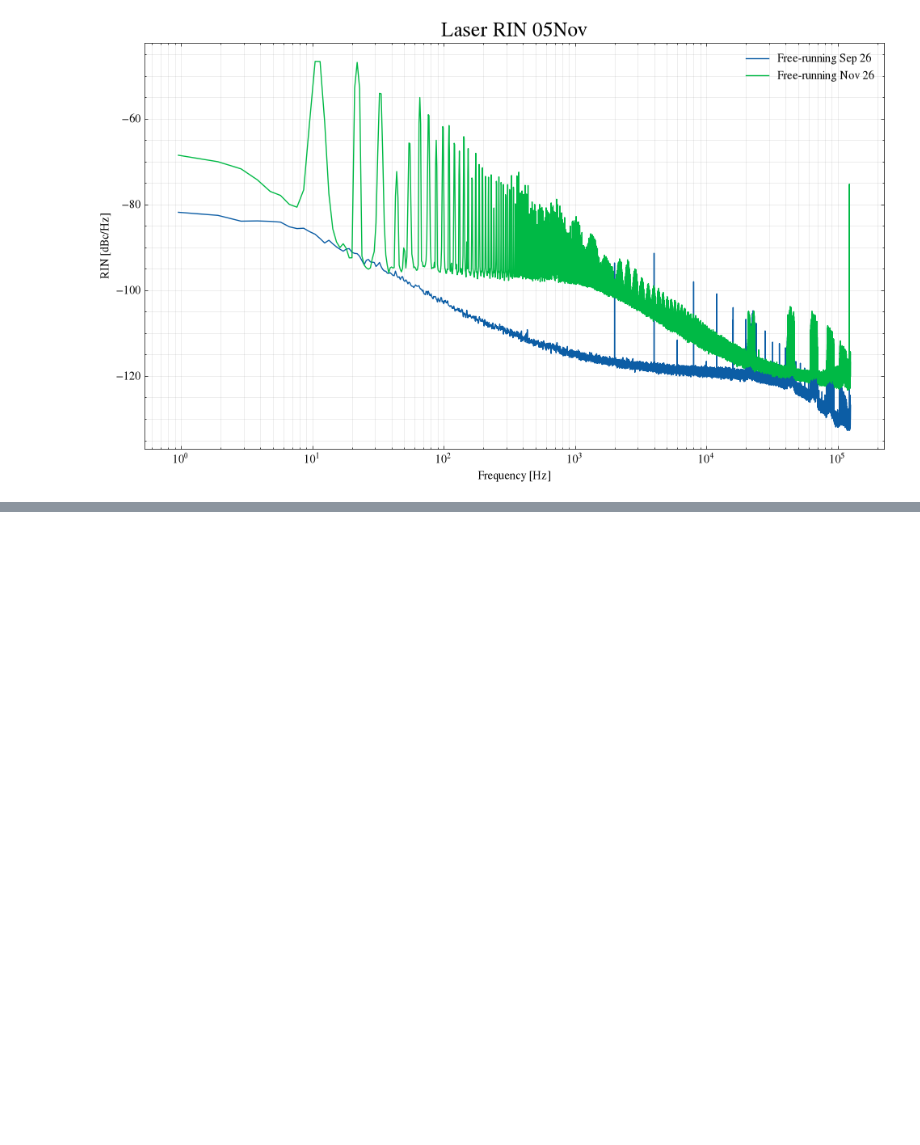
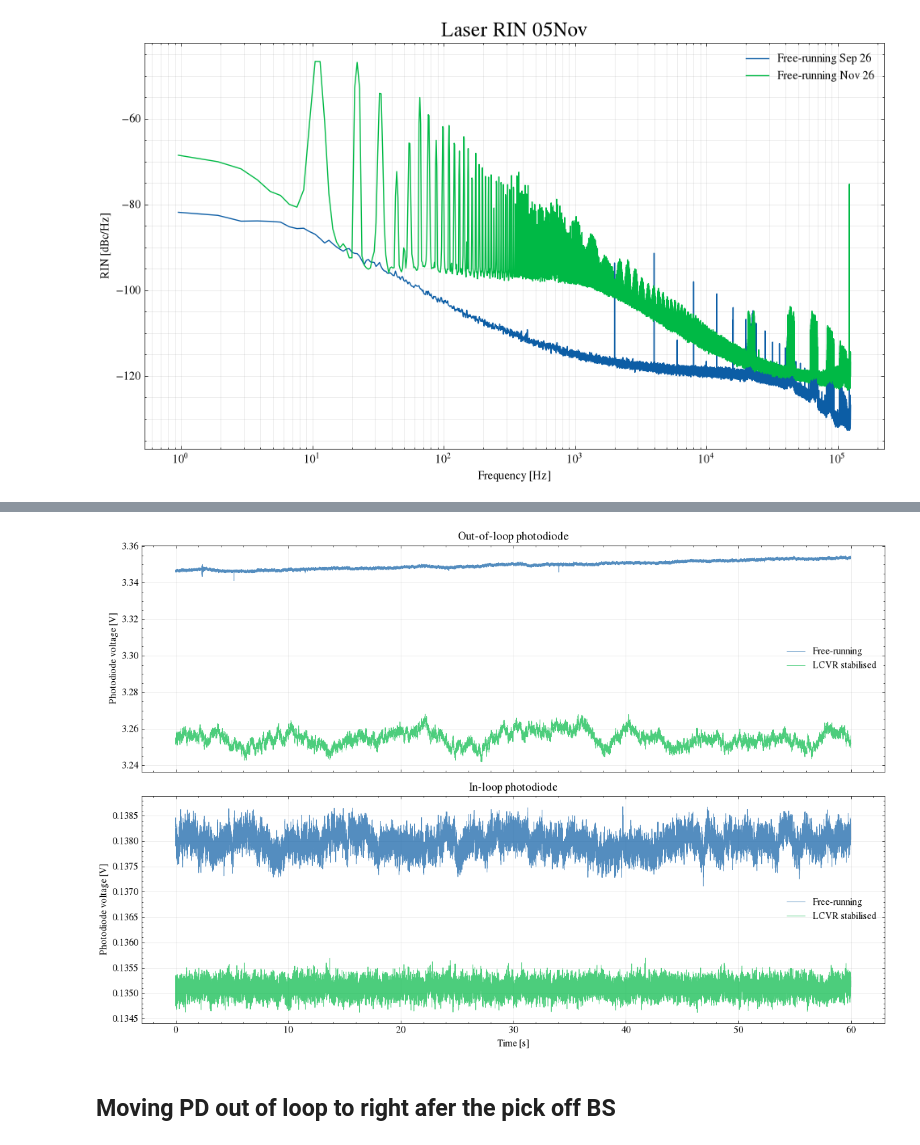
Before and after one commit to DrTheJazz26/Noise_budget, a Jupyter notebook: laser_RIN.ipynb, the cells around one changed output, grey strips where cells are left out. Cells and saved outputs as stored; diff of their text form; code cells hidden in the pictures; blank space fills up the shorter version.

```diff
--- a/laser_RIN.ipynb
+++ b/laser_RIN.ipynb
@@ -695,0 +1371,58 @@ Number of samples: 15000000
+# %%
+fig, axes = plt.subplots(
+    2, 1,
+    figsize=(12, 8),
+    sharex=True,
+)
+
+signals = [
+    (
+        axes[0],
+        voltage_free_running_out_of_loop,
+        voltage_stabilised_out_of_loop,
+        "Out-of-loop photodiode",
+    ),
+    (
+        axes[1],
+        voltage_free_running_in_loop,
+        voltage_stabilised_in_loop,
+        "In-loop photodiode",
+    ),
+]
+
+for ax, free_running, stabilised, title in signals:
+    time_free_running = np.arange(len(free_running)) / fs
+    time_stabilised = np.arange(len(stabilised)) / fs
+
+    ax.plot(
+        time_free_running,
+        free_running,
+        label="Free-running",
+        linewidth=0.6,
+        alpha=0.7,
+    )
+
+    ax.plot(
+        time_stabilised,
+        stabilised,
+        label="LCVR stabilised",
+        linewidth=0.6,
+        alpha=0.7,
+    )
+
+    ax.set_title(title)
+    ax.set_ylabel("Photodiode voltage [V]")
+    ax.grid(True, alpha=0.3)
+    ax.legend()
+
+axes[1].set_xlabel("Time [s]")
+
+# Uncomment to view only the first 5 seconds:
+# axes[1].set_xlim(0, 5)
+
+plt.tight_layout()
+plt.show()
+# %% [output]
+[figure, added]
+# %% [markdown]
+## Moving PD out of loop to right afer the pick off BS
```
Also changed, not shown: parts of 14 cells of this notebook.
